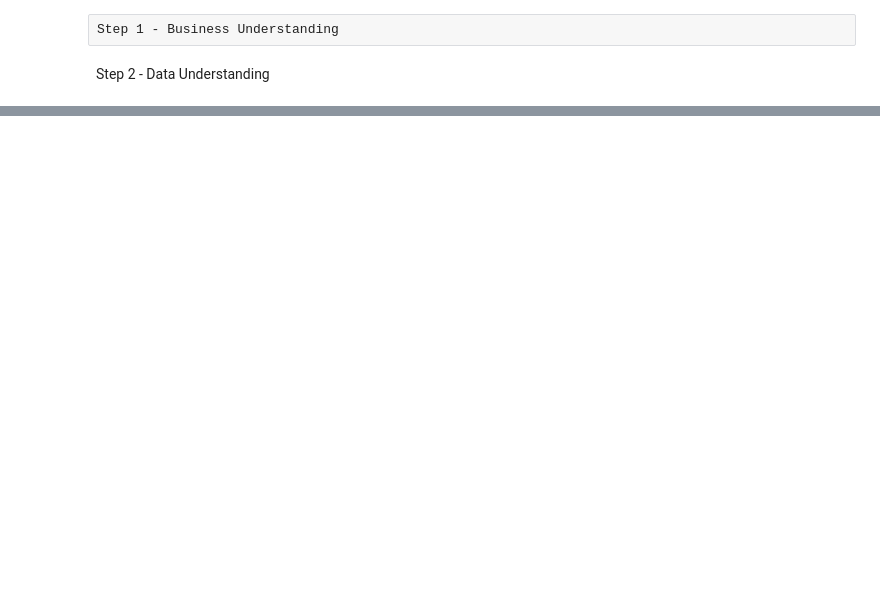
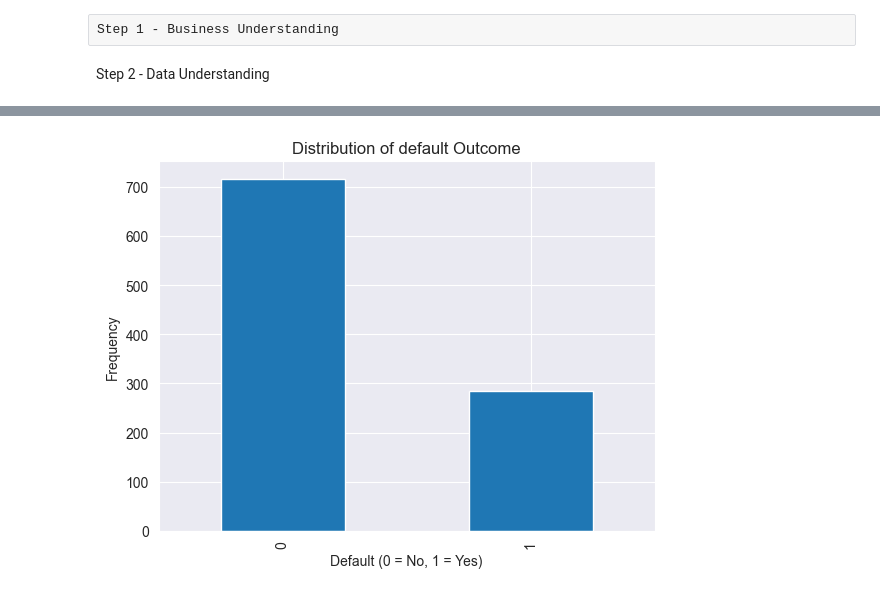
Before and after one commit to yathukamal/Creditscore, a Jupyter notebook: credit_score_risk.ipynb, the cells around one changed output, grey strips where cells are left out. Saved outputs shown, nothing was run; the diff lists cells and outputs as text; code cells hidden in the pictures; blank space fills up the shorter version.

```diff
--- a/credit_score_risk.ipynb
+++ b/credit_score_risk.ipynb
@@ -12,0 +29,15 @@ Step 2 - Data Understanding
+# %%
+#Load the credit score dataset from a CSV file into a pandas DataFrame
+df = pd.read_csv('credit_score.csv')
+
+#Show the first 5 rows to get an initial look at the data
+print("First 5 rows of the dataset:")
+print(df.head())
+
+#Display information about columns, data types, and non-null counts
+print("\nDescriptive statistics")
+print(df.describe())
+
+#Check for missing values in each column
+print("\nMissing values per column:")
+print(df.isnull().sum())
@@ -12,0 +62,9 @@ Step 2 - Data Understanding
+# %%
+#Plot bar chart of target variable
+df["DEFAULT"].value_counts().sort_index().plot(kind="bar")
+plt.xlabel("Default (0 = No, 1 = Yes)")
+plt.ylabel("Frequency")
+plt.title("Distribution of default Outcome")
+plt.show()
+# %% [output]
+[figure, added]
```
Also changed, not shown: parts of 13 cells of this notebook.
